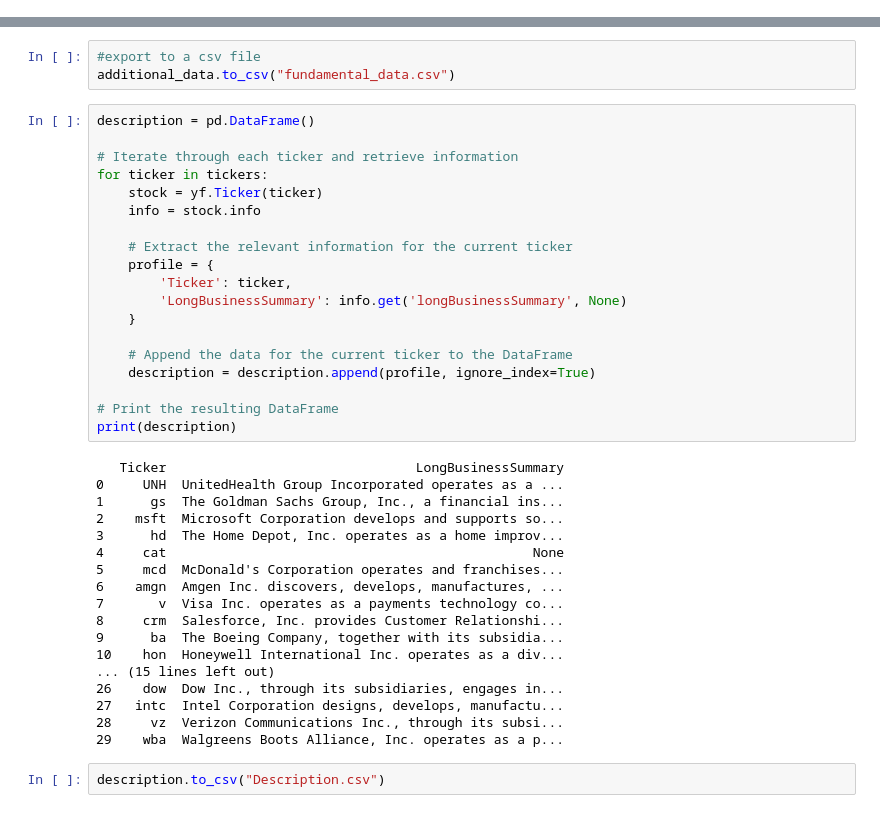
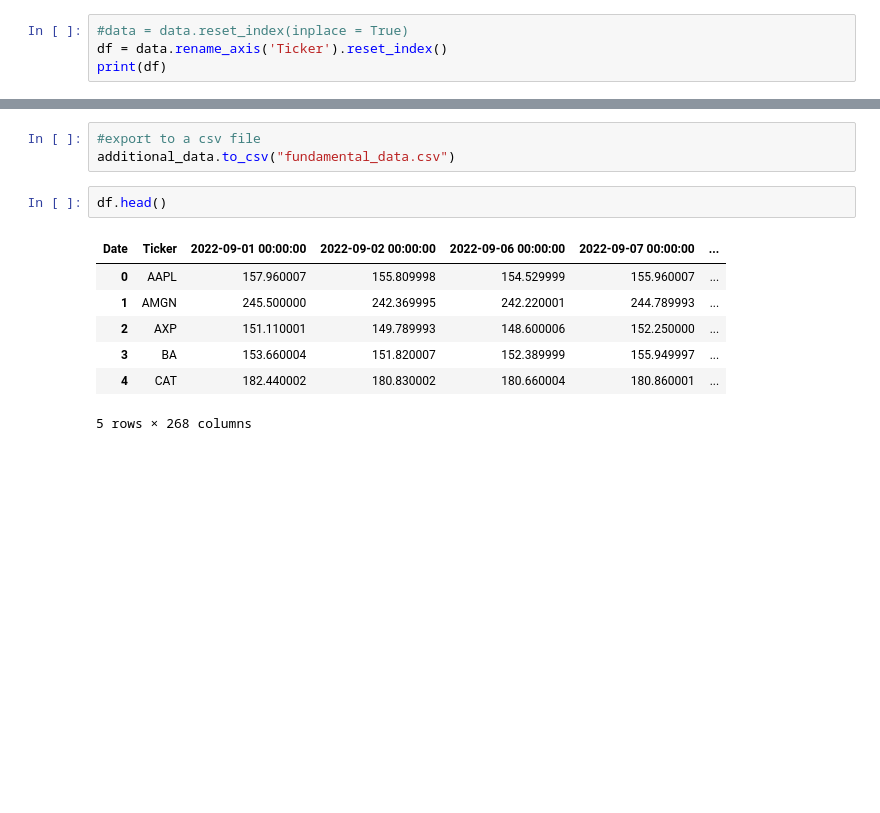
Before and after one commit to akanshark/project3group8, a Jupyter notebook: stockdata_retrieval.ipynb, the cells around one changed output, grey strips where cells are left out. Saved outputs shown, nothing was run; the diff lists cells and outputs as text; blank space fills up the shorter version.

Commit message:
updated stock retrieval

```diff
--- a/stockdata_retrieval.ipynb
+++ b/stockdata_retrieval.ipynb
@@ -82,0 +106,4 @@ data.head()
+# %%
+#data = data.reset_index(inplace = True)
+df = data.rename_axis('Ticker').reset_index()
+print(df)
@@ -138,42 +172,13 @@ print(additional_data.head())
 # %%
 #export to a csv file
 additional_data.to_csv("fundamental_data.csv")
-# %%
-description = pd.DataFrame()
-
-# Iterate through each ticker and retrieve information
-for ticker in tickers:
-    stock = yf.Ticker(ticker)
-    info = stock.info
-
-    # Extract the relevant information for the current ticker
-    profile = {
-        'Ticker': ticker,
-        'LongBusinessSummary': info.get('longBusinessSummary', None)
-    }
-
-    # Append the data for the current ticker to the DataFrame
-    description = description.append(profile, ignore_index=True)
-
-# Print the resulting DataFrame
-print(description)
-# %% [output]
-   Ticker                                LongBusinessSummary
-0     UNH  UnitedHealth Group Incorporated operates as a ...
-1      gs  The Goldman Sachs Group, Inc., a financial ins...
-2    msft  Microsoft Corporation develops and supports so...
-3      hd  The Home Depot, Inc. operates as a home improv...
-4     cat                                               None
-5     mcd  McDonald's Corporation operates and franchises...
-6    amgn  Amgen Inc. discovers, develops, manufactures, ...
-7       v  Visa Inc. operates as a payments technology co...
-8     crm  Salesforce, Inc. provides Customer Relationshi...
-9      ba  The Boeing Company, together with its subsidia...
-10    hon  Honeywell International Inc. operates as a div...
-... (15 lines left out)
-26    dow  Dow Inc., through its subsidiaries, engages in...
-27   intc  Intel Corporation designs, develops, manufactu...
-28     vz  Verizon Communications Inc., through its subsi...
-29    wba  Walgreens Boots Alliance, Inc. operates as a p...
-# %%
-description.to_csv("Description.csv")
+# %%
+df.head()
+# %% [output]
+| Date | Ticker | 2022-09-01 00:00:00 | 2022-09-02 00:00:00 | 2022-09-06 00:00:00 | 2022-09-07 00:00:00 | ... |
+| 0 | AAPL | 157.960007 | 155.809998 | 154.529999 | 155.960007 | ... |
+| 1 | AMGN | 245.500000 | 242.369995 | 242.220001 | 244.789993 | ... |
+| 2 | AXP | 151.110001 | 149.789993 | 148.600006 | 152.250000 | ... |
+| 3 | BA | 153.660004 | 151.820007 | 152.389999 | 155.949997 | ... |
+| 4 | CAT | 182.440002 | 180.830002 | 180.660004 | 180.860001 | ... |
+5 rows × 268 columns
```
Also changed, not shown: parts of 9 cells of this notebook, 3 other files.
